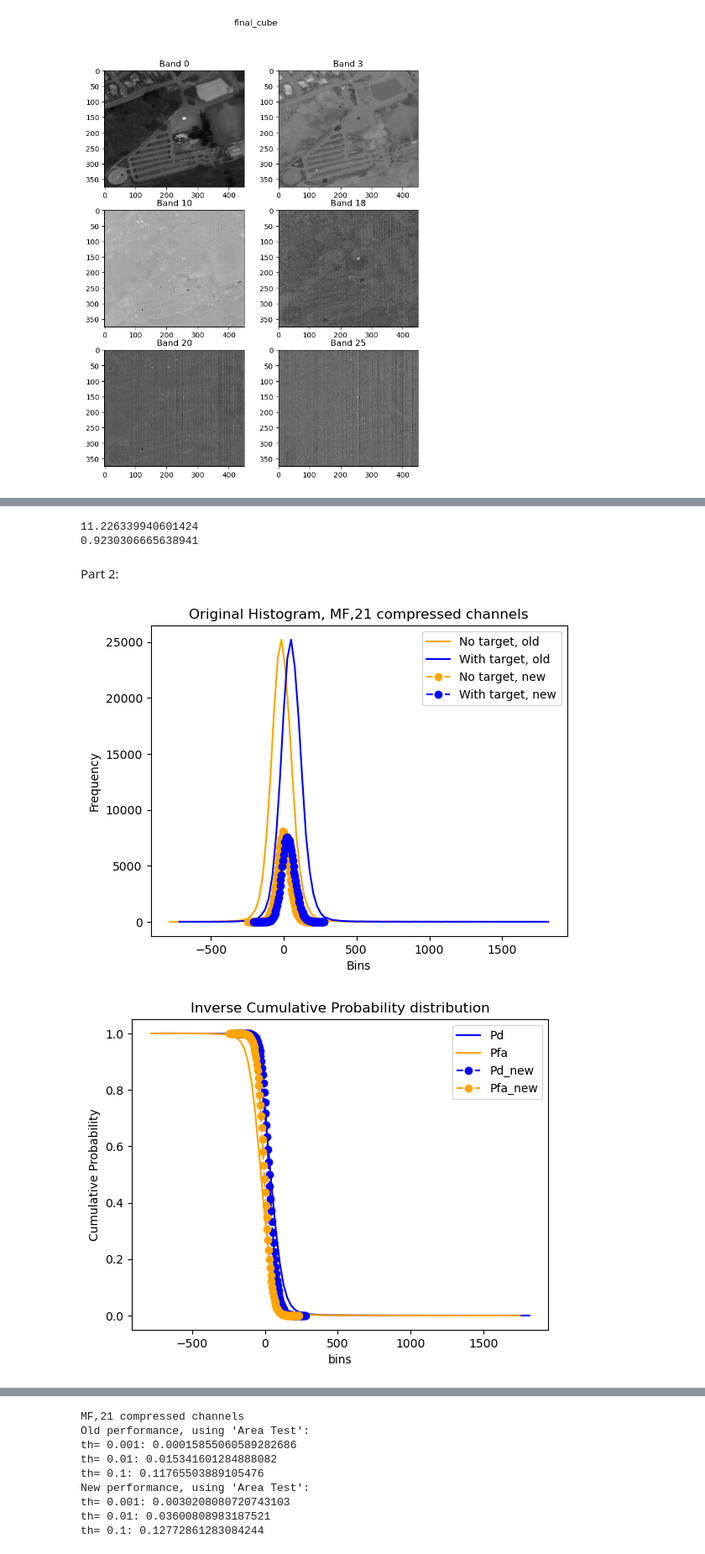
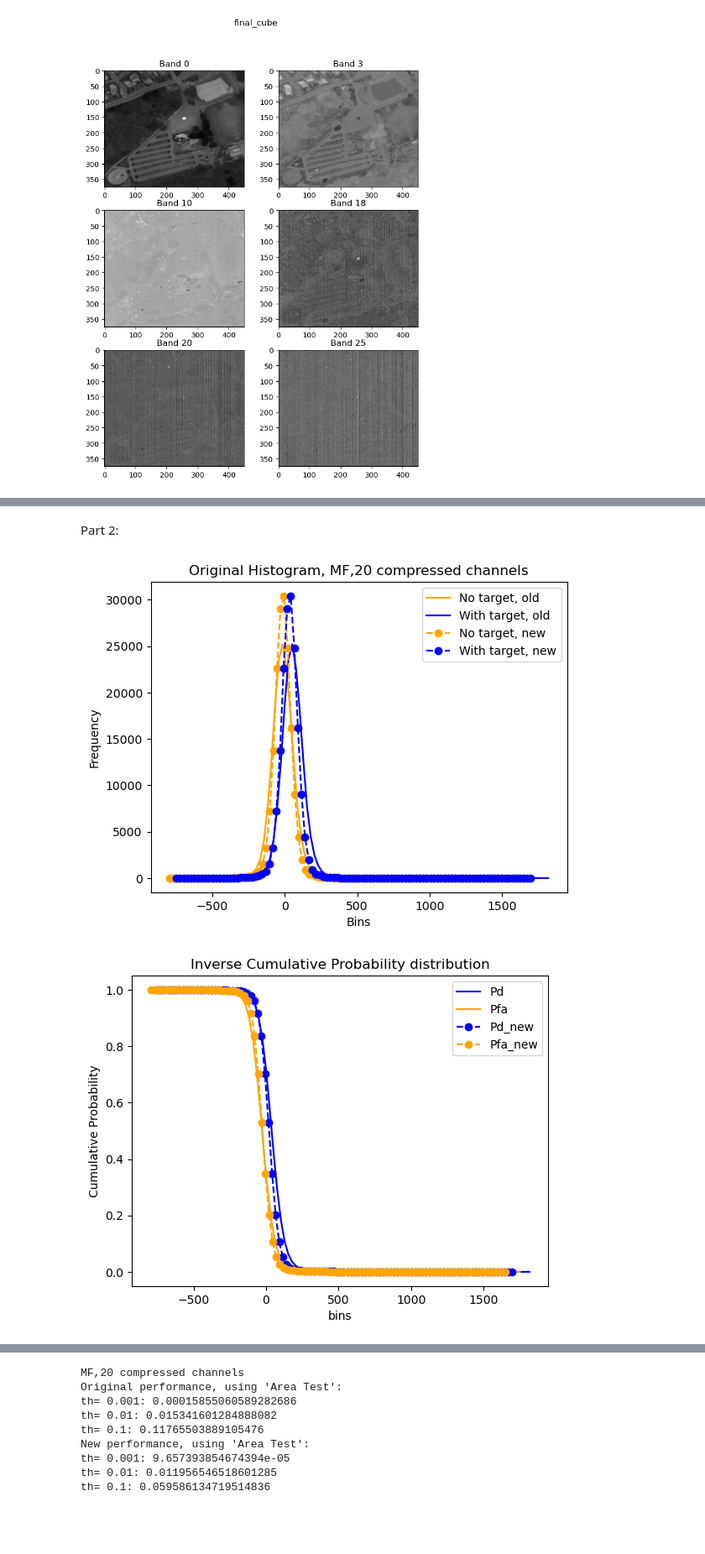
Before and after one commit to mazyaniv/Image-Processing, a Jupyter notebook: main.ipynb, the cells around one changed output, grey strips where cells are left out. Shown: that part at 84% size. Saved outputs shown, nothing was run; the diff lists cells and outputs as text; code cells hidden in the pictures; blank space fills up the shorter version.

```diff
--- a/main.ipynb
+++ b/main.ipynb
@@ -119,14 +119,8 @@ The first channel where the std is smaller than 1.1 is: 18
 the ratio between the histogram of this channel to the histogram of the last channel is: 1.3482590396253493
-# %%
-print(np.std(final_cube[:,:,0].flatten()))
-print(np.std(final_cube[:,:,-1].flatten()))
-# %% [output]
-11.226339940601424
-0.9230306665638941
 # %% [markdown]
 Part 2:
 # %%
-number_of_bands = 21
+number_of_bands = 20
 MF = True
 RX = False
 bins_num = 100
@@ -238,10 +232,8 @@ MF_WT_new = np.zeros((img.shape[0], img.shape[1]))
 if MF:
     for i in range(img.shape[0]):
         for j in range(img.shape[1]):
-            MF_NT_new[i, j] = MF_WT_new[i, j] = np.dot(np.dot(t_new, LA.inv(np.diag(np.maximum(SD[i,j,:number_of_bands],eigenvalues_new[:number_of_bands].real)))
-), (new_cube[i, j, :] - M_new[i, j, :]))#np.dot(t_inv_phi_new, (new_cube[i, j, :] - M_new[i, j, :]))
-            MF_WT_new[i, j] = np.dot(np.dot(t_new, LA.inv(np.diag(np.maximum(SD[i,j,:number_of_bands],eigenvalues_new[:number_of_bands].real)))
-), (new_cube[i, j, :] - M_new[i, j, :] + p * t_new))#np.dot(t_inv_phi_new, (new_cube[i, j, :] - M_new[i, j, :] + p * t_new))
+            MF_NT_new[i, j] = MF_WT_new[i, j] = np.dot(t_inv_phi_new, (new_cube[i, j, :] - M_new[i, j, :]))#np.dot(np.dot(t_new, LA.inv(np.diag(np.maximum(SD[i,j,:number_of_bands],eigenvalues_new[:number_of_bands].real)))), (new_cube[i, j, :] - M_new[i, j, :]))
+            MF_WT_new[i, j] = np.dot(t_inv_phi_new, (new_cube[i, j, :] - M_new[i, j, :] + p * t_new))#np.dot(np.dot(t_new, LA.inv(np.diag(np.maximum(SD[i,j,:number_of_bands],eigenvalues_new[:number_of_bands].real)))), (new_cube[i, j, :] - M_new[i, j, :] + p * t_new))
 elif RX:
     A_new = LA.inv(phi_new)
     for i in range(img.shape[0]):
@@ -301,34 +293,34 @@ Pfa_new = np.flip(Pfa_new)
 plt.title('ROC Curve, {}, {} compressed channels'.format(ALG,number_of_bands))
 plt.plot(Pfa, Pd, label='Original')
 plt.plot(Pfa_new, Pd_new,label='New')
 plt.plot([0, th], [0, th], '--')
 plt.xlim(0, th)
-plt.legend(['Original', 'New'])
+plt.legend(['Original', 'new'])
 plt.show()
 
 from scipy.integrate import trapz
 def area(th):
     cond = np.where(Pfa > th)[0][0]
     Pd_mask = Pd.copy()
     Pd_mask[cond:] = 0
     A = trapz(Pd_mask, Pfa)
     return (A - 0.5 * pow(th, 2)) / (th - 0.5 * pow(th, 2))
 print("{},{} compressed channels".format(ALG,number_of_bands))
-print("Old performance, using 'Area Test':")
+print("Original performance, using 'Area Test':")
 print("th= 0.001:", area(0.001))
 print("th= 0.01:", area(0.01))
 print("th= 0.1:", area(0.1))
 
 def area_new(th):
     cond_new = np.where(Pfa_new > th)[0][0]
     Pd_mask_new = Pd_new.copy()
     Pd_mask_new[cond_new:] = 0
     A_new = trapz(Pd_mask_new, Pfa_new) #TODO
     return (A_new - 0.5 * pow(th, 2)) / (th - 0.5 * pow(th, 2))
 print("New performance, using 'Area Test':")
 print("th= 0.001:", area_new(0.001))
 print("th= 0.01:", area_new(0.01))
 print("th= 0.1:", area_new(0.1))
 # %% [output]
-[figure, old version]
+[figure, new version]
-[figure, old version]
+[figure, new version]
@@ -336,12 +328,12 @@ print("th= 0.1:", area_new(0.1))
-MF,21 compressed channels
-Old performance, using 'Area Test':
+MF,20 compressed channels
+Original performance, using 'Area Test':
 th= 0.001: 0.00015855060589282686
 th= 0.01: 0.015341601284888082
 th= 0.1: 0.11765503889105476
 New performance, using 'Area Test':
-th= 0.001: 0.0030208080720743103
-th= 0.01: 0.03600808983187521
-th= 0.1: 0.12772861283084244
+th= 0.001: 9.657393854674394e-05
+th= 0.01: 0.011956546518601285
+th= 0.1: 0.059586134719514836
 # %%
 from scipy.stats import norm
 def kl_divergence(vector):
```
Also changed, not shown: parts of 4 cells of this notebook.
